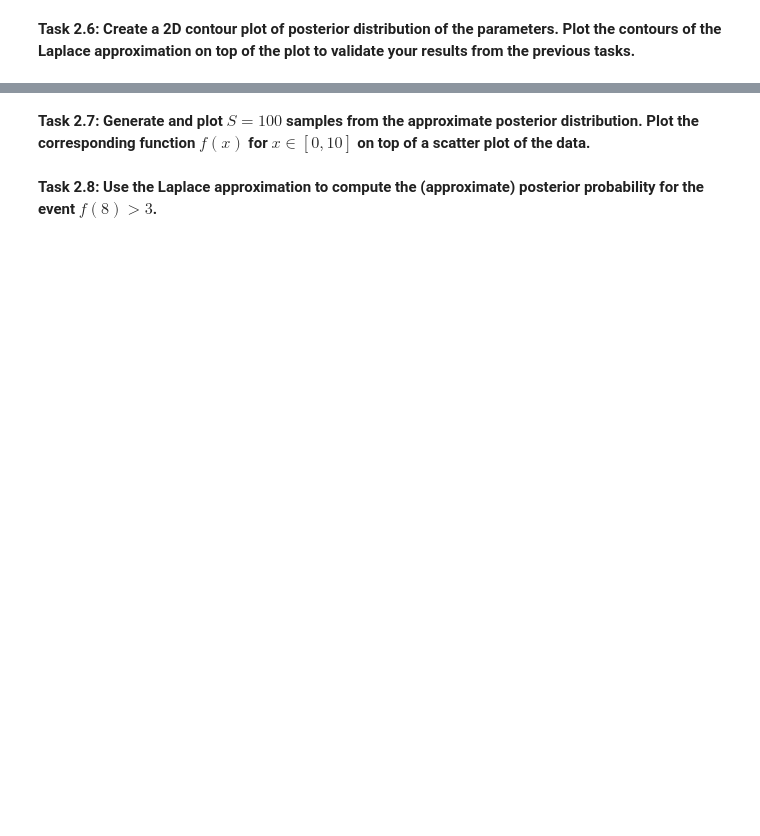
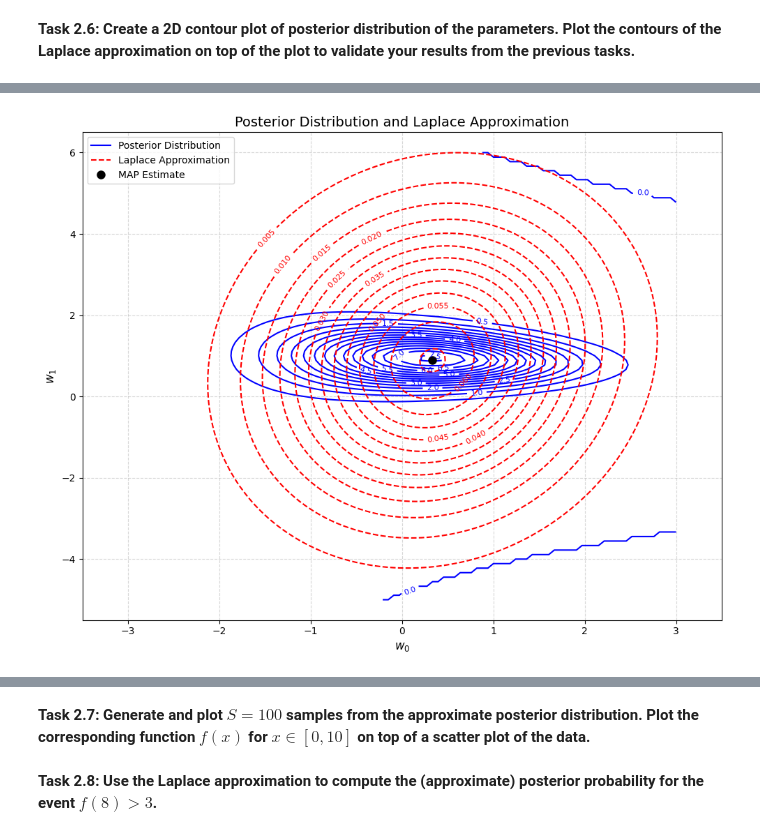
Before and after one commit to Ghjacobsen/BayesianML, a Jupyter notebook: assignment2_part2.ipynb, the cells around one changed output, grey strips where cells are left out. Drawn from its saved outputs; the diff is of its cells as text; code cells hidden in the pictures; blank space fills up the shorter version.

```diff
--- a/assignment2_part2.ipynb
+++ b/assignment2_part2.ipynb
@@ -245,0 +230,86 @@ plt.show()
+# %%
+
+tau = 1.0
+beta = 1.0
+
+# Forward model
+def f_grid(w0, w1, x):
+    return w1 * sigmoid(x[:, None, None] + w0)
+
+# Log joint probability
+def log_joint(w0, w1, y, x):
+    N = len(y)
+    return -(2 + N) / 2 * jnp.log(2 * jnp.pi) - 2 * jnp.log(tau) - (w0**2 + w1**2) / (2 * tau**2) + N / 2 * jnp.log(beta) - beta * jnp.sum((y[:, None, None] - f_grid(w0, w1, x))**2) / 2
+
+# Laplace approximation (Gaussian)
+def log_q(w, w_star, H):
+    diff = w - w_star
+    return -0.5 * diff.T @ jnp.linalg.inv(H) @ diff - 0.5 * jnp.log(jnp.linalg.det(2 * jnp.pi * H))
+
+# Plotting function
+def plot_posterior_and_laplace(y, x, w0_range, w1_range, num_points=100):
+    w0_vals = jnp.linspace(w0_range[0], w0_range[1], num_points)
+    w1_vals = jnp.linspace(w1_range[0], w1_range[1], num_points)
+    w0_grid, w1_grid = jnp.meshgrid(w0_vals, w1_vals)
+
+    # Compute log joint over grid
+    log_joint_vals = jnp.vectorize(lambda w0, w1: log_joint(w0, w1, y, x))(w0_grid, w1_grid)
+
+    # MAP estimate
+    max_idx = jnp.unravel_index(jnp.argmax(log_joint_vals), log_joint_vals.shape)
+    w0_star = w0_vals[max_idx[1]]
+    w1_star = w1_vals[max_idx[0]]
+    w_star = jnp.array([w0_star, w1_star])
+
+    # Hessian at MAP
+    hessian_func = hessian(lambda w: log_joint(w[0], w[1], y, x))
+    H = -hessian_func(w_star)
+
+    # Laplace approx over grid
+    log_q_vals = jnp.vectorize(lambda w0, w1: log_q(jnp.array([w0, w1]), w_star, H))(w0_grid, w1_grid)
+
+    # Plot
+    plt.figure(figsize=(10, 8))
+
+    # Posterior contours
+    contour1 = plt.contour(w0_grid, w1_grid, jnp.exp(log_joint_vals), levels=15, colors='blue')
+    plt.clabel(contour1, inline=True, fontsize=8)
+
+    # Laplace contours
+    contour2 = plt.contour(w0_grid, w1_grid, jnp.exp(log_q_vals), levels=15, colors='red', linestyles='dashed')
+    plt.clabel(contour2, inline=True, fontsize=8)
+
+    # MAP estimate point
+    plt.plot(w0_star, w1_star, 'ko', markersize=8, label='MAP estimate $\\mathbf{w}^*$')
+
+    # Axis and legend
+    plt.xlabel('$w_0$', fontsize=12)
+    plt.ylabel('$w_1$', fontsize=12)
+    plt.title('Posterior Distribution and Laplace Approximation', fontsize=14)
+
+    # Custom legend
+    from matplotlib.lines import Line2D
+    legend_elements = [
+        Line2D([0], [0], color='blue', label='Posterior Distribution'),
+        Line2D([0], [0], color='red', linestyle='--', label='Laplace Approximation'),
+        Line2D([0], [0], marker='o', color='k', label='MAP Estimate', markersize=8, linestyle='None')
+    ]
+    plt.legend(handles=legend_elements, loc='upper left', fontsize=10)
+
+    # Adjust plot limits for clarity
+    padding = 0.5
+    plt.xlim(w0_range[0] - padding, w0_range[1] + padding)
+    plt.ylim(w1_range[0] - padding, w1_range[1] + padding)
+
+    plt.grid(True, linestyle='--', alpha=0.5)
+    plt.tight_layout()
+    plt.show()
+
+# Example usage
+np.random.seed(0)
+x = jnp.linspace(-3, 3, 10)
+y = sigmoid(x + 1) + 0.1 * jnp.array(np.random.normal(size=10))
+
+plot_posterior_and_laplace(y, x, w0_range=(-3, 3), w1_range=(-5, 6))
+# %% [output]
+[figure, added]
```
Also changed, not shown: parts of 12 cells of this notebook.
